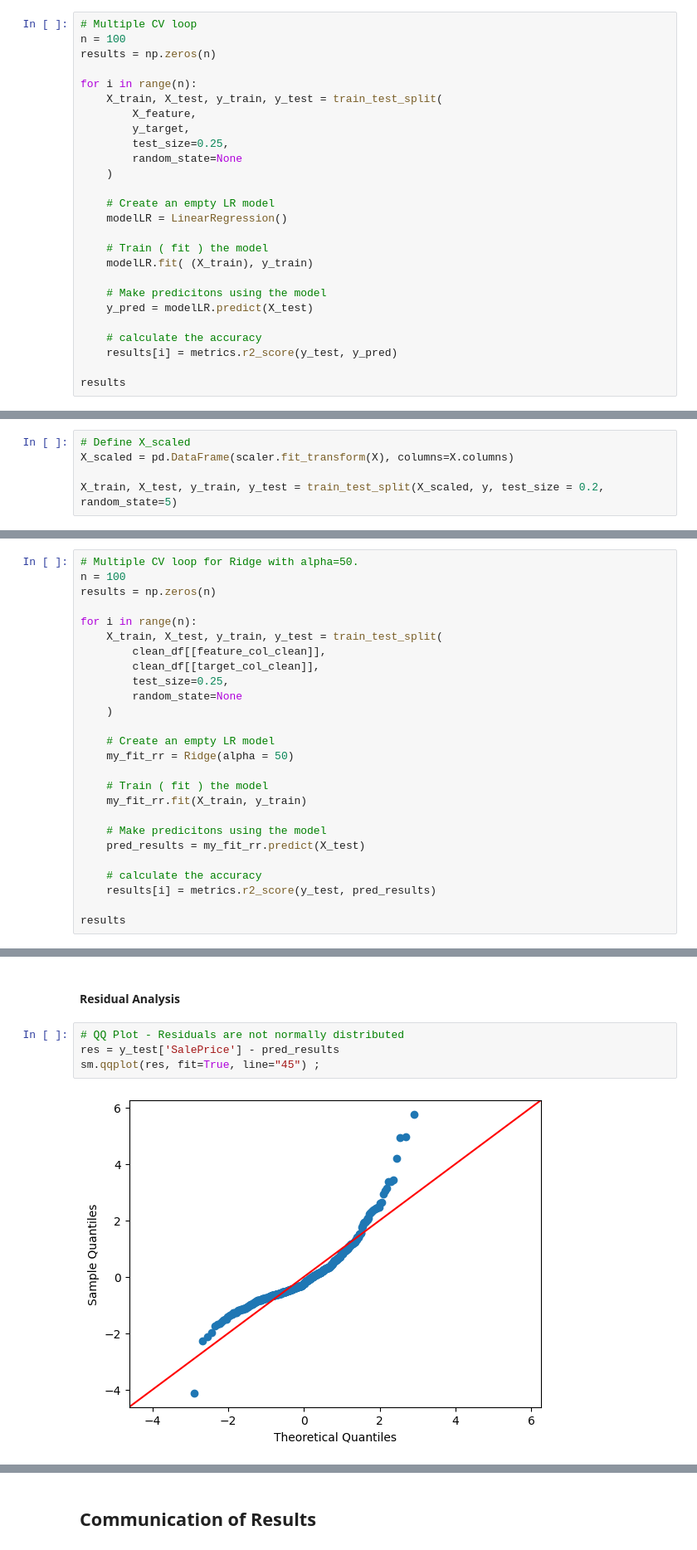
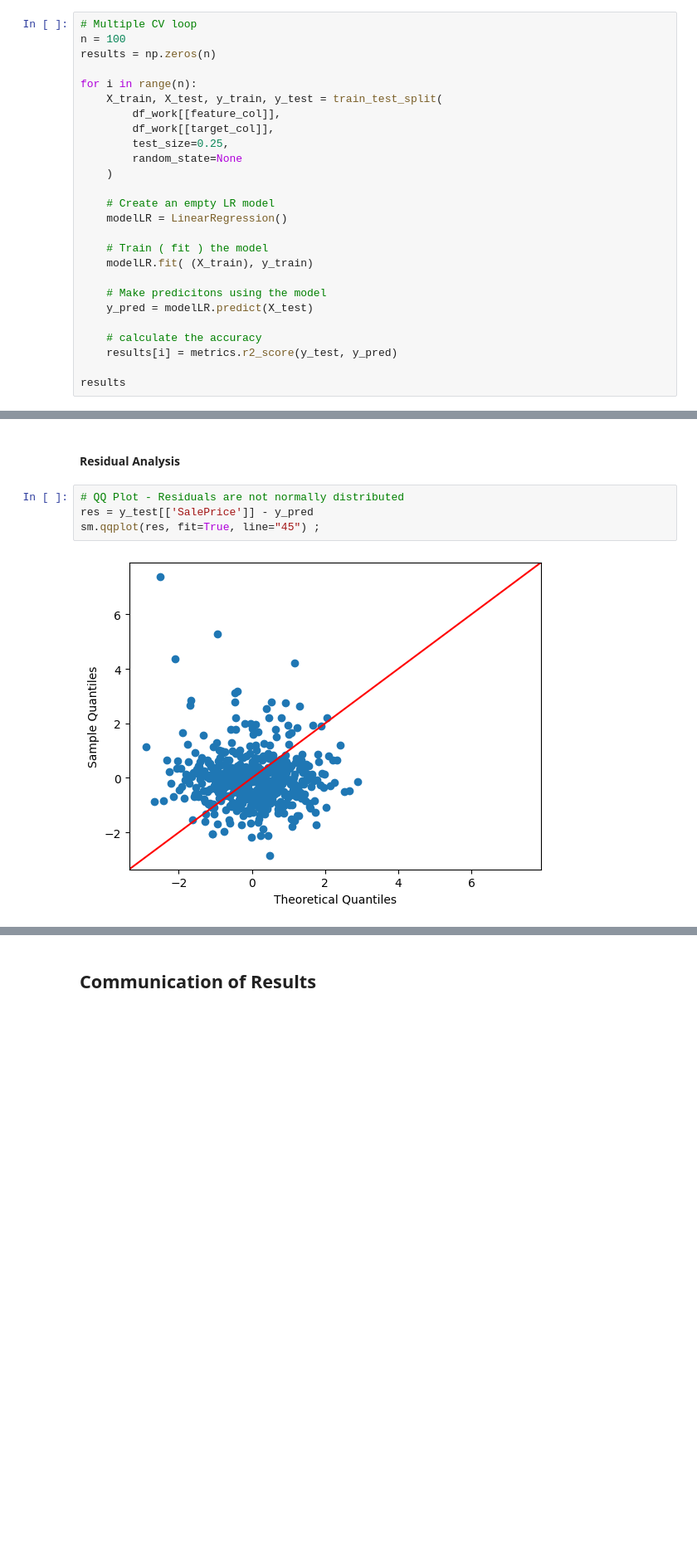
Before and after one commit to efitznm/Data-Science-Portfolio-C22, a Jupyter notebook: Modules/Module_2_Regression/Projects/Instructions/Project.2-Housing/Housing-Pass-07.ipynb, the cells around one changed output, grey strips where cells are left out. Shown at 83% size. Cells and saved outputs as stored; diff of their text form; blank space fills up the shorter version.

```diff
--- a/Modules/Module_2_Regression/Projects/Instructions/Project.2-Housing/Housing-Pass-07.ipynb
+++ b/Modules/Module_2_Regression/Projects/Instructions/Project.2-Housing/Housing-Pass-07.ipynb
@@ -472,8 +472,8 @@ results = np.zeros(n)
 
 for i in range(n):
     X_train, X_test, y_train, y_test = train_test_split(
-        X_feature,
-        y_target,
+        df_work[[feature_col]],
+        df_work[[target_col]],
         test_size=0.25,
         random_state=None
     )
@@ -540,5 +535,0 @@ Index(['Lot Frontage'], dtype='object')
-# %%
-# Define X_scaled
-X_scaled = pd.DataFrame(scaler.fit_transform(X), columns=X.columns)
-
-X_train, X_test, y_train, y_test = train_test_split(X_scaled, y, test_size = 0.2, random_state=5)
@@ -608,26 +535,0 @@ CV RMSE: 76584.65142803648
-# %%
-# Multiple CV loop for Ridge with alpha=50.
-n = 100
-results = np.zeros(n)
-
-for i in range(n):
-    X_train, X_test, y_train, y_test = train_test_split(
-        clean_df[[feature_col_clean]],
-        clean_df[[target_col_clean]],
-        test_size=0.25,
-        random_state=None
-    )
-
-    # Create an empty LR model
-    my_fit_rr = Ridge(alpha = 50)
-
-    # Train ( fit ) the model
-    my_fit_rr.fit(X_train, y_train)
-
-    # Make predicitons using the model
-    pred_results = my_fit_rr.predict(X_test)
-
-    # calculate the accuracy
-    results[i] = metrics.r2_score(y_test, pred_results)
-
-results
@@ -670,10 +539,10 @@ plt.ylabel('Count')
 #### Residual Analysis
 # %%
 # QQ Plot - Residuals are not normally distributed
-res = y_test['SalePrice'] - pred_results
+res = y_test[['SalePrice']] - y_pred
 sm.qqplot(res, fit=True, line="45") ;
 # %% [output]
-[figure, old version]
+[figure, new version]
 # %%
 # Residuals vs Fitted (Predicted) Values - Constant variance
 plt.figure(figsize = (10,6))
```
Also changed, not shown: parts of 22 cells of this notebook.
